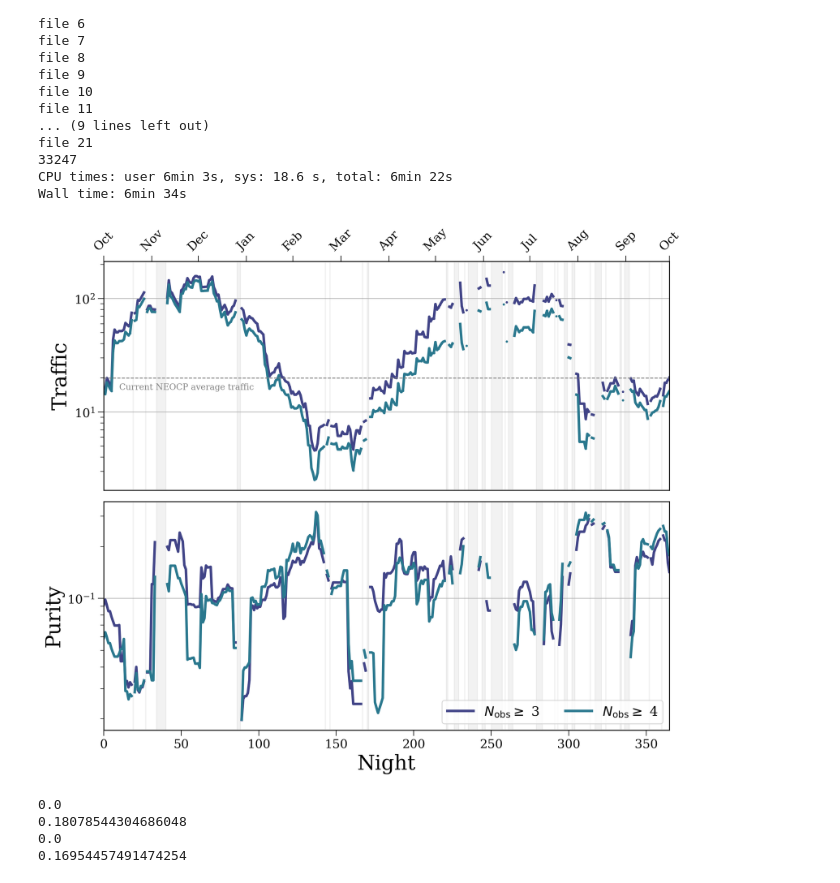
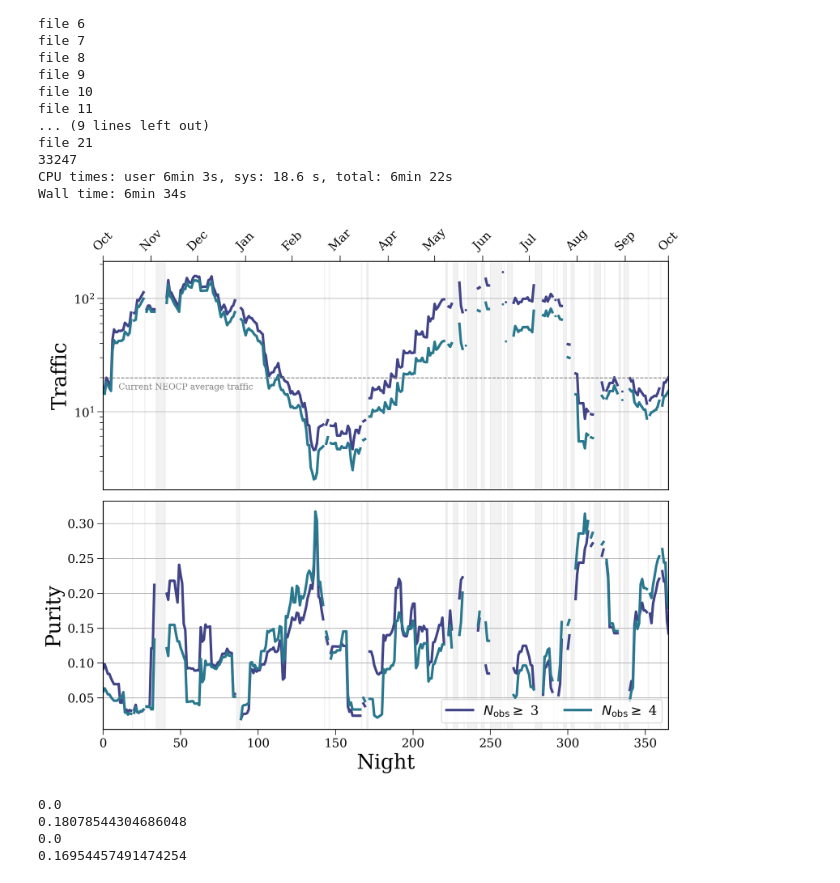
Before and after one commit to TomWagg/lsst-neocp-predictions, a Jupyter notebook: current_criteria/Predictions with current criteria.ipynb, the cells around one changed output. Saved outputs shown, nothing was run; the diff lists cells and outputs as text; code cells hidden in the pictures.

```diff
--- a/current_criteria/Predictions with current criteria.ipynb
+++ b/current_criteria/Predictions with current criteria.ipynb
@@ -585,7 +585,7 @@ for i in n_obs_range:
                  label=fr"$N_{{\rm obs}} \geq$ {n_obs_list[i]}",
                  color=colours[i], lw=3)
 
-axes[1].set_yscale("log")
+# axes[1].set_yscale("log")
 axes[1].set_xlabel("Night")
 axes[1].set_ylabel("Purity")
 
@@ -612,34 +612,34 @@ axes[0].set_xticks(days)
 axes[0].set_xticklabels(labels_short, rotation=45)
 
 for ax in axes:
     ax.set_xlim(0, 365)
     ax.grid(axis="y")
 
     # loop over every day of bad weather
     i = 0
     while i < len(bad_weather):
         # if this is not the last entry and the subsequent entry is a contiguous block of nights
         if i < len(bad_weather) - 1 and bad_weather[i + 1] - bad_weather[i] == 1:
             # track the lower edge of the bad weather gap
             gap_low = bad_weather[i]
             i += 1
             while bad_weather[i] - bad_weather[i - 1] == 1 and i < len(bad_weather) - 1:
                 i += 1
             gap_high = bad_weather[i - 1]
 
             ax.axvspan(gap_low, gap_high, color="grey", alpha=0.1)
         else:
             ax.axvline(bad_weather[i], color="grey", alpha=0.1)
             i += 1
 
 axes[0].axhline(20, color="grey", linestyle="--", lw=1)
 axes[0].annotate("Current NEOCP average traffic", xy=(10, 18), ha="left", va="top", color="grey")
 
 plt.savefig("../paper/figures/traffic_purity_unfindable.pdf", format="pdf", bbox_inches="tight")
 
 plt.show()
 # %% [output]
-[figure, old version]
+[figure, new version]
 # %%
 fig, axes = plt.subplots(2, 1, figsize=(12, 10))
 fig.subplots_adjust(hspace=0.05)
```
Also changed, not shown: parts of 16 cells of this notebook, 1 other file.
